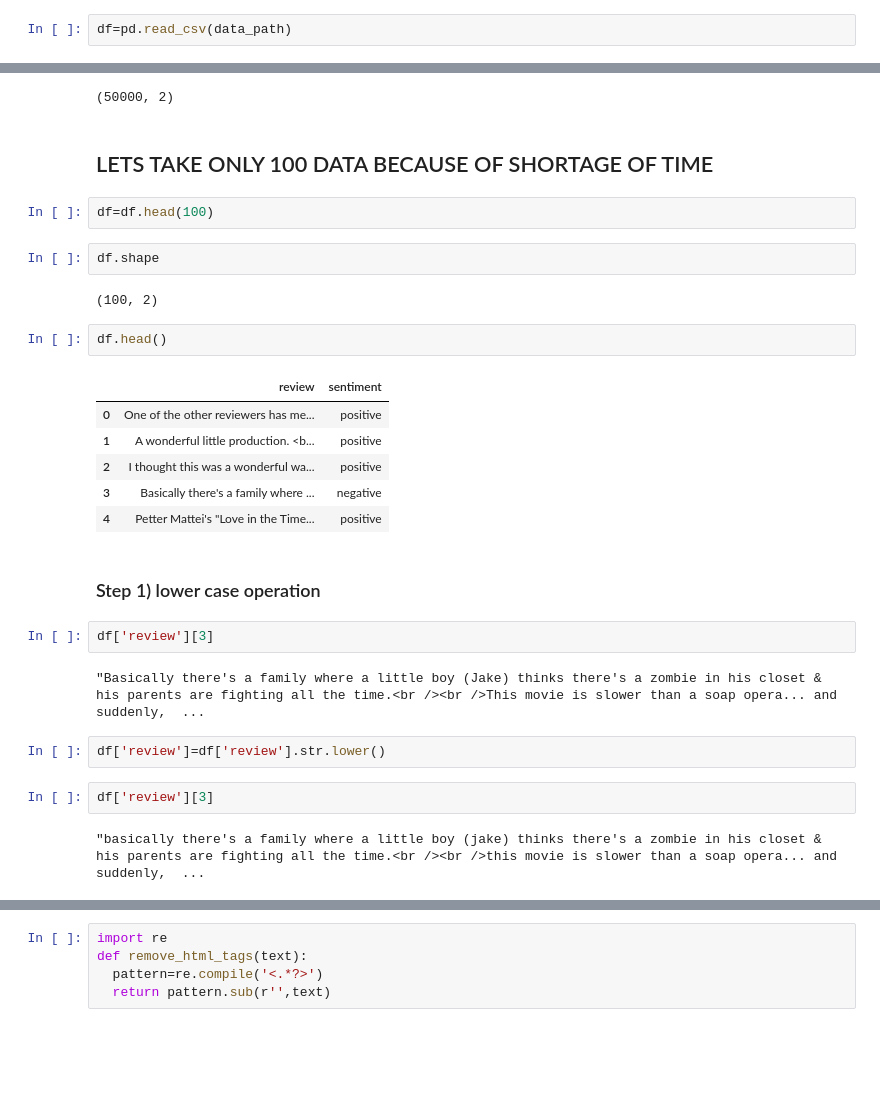
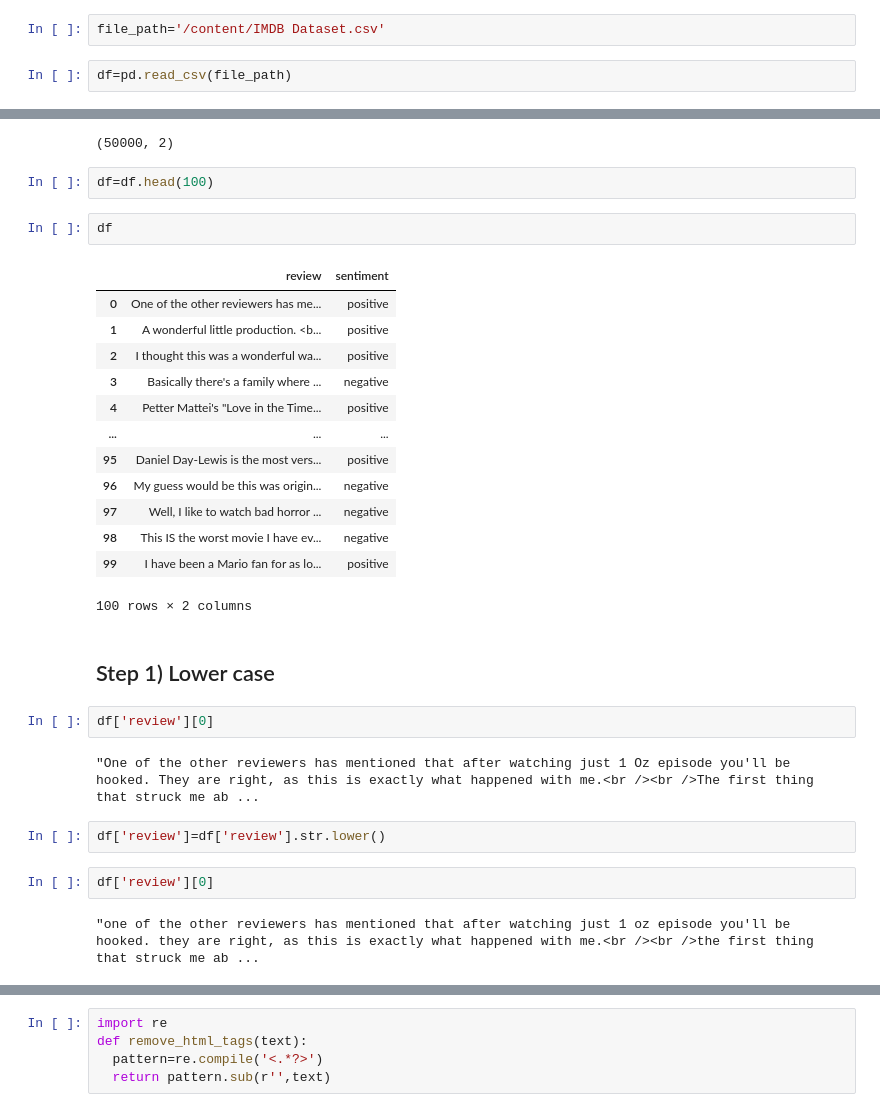
Before and after one commit to Shriansh16/NLP, a Jupyter notebook: Text_Preprocessing.ipynb, the cells around one changed output, grey strips where cells are left out. Drawn from its saved outputs; the diff is of its cells as text; blank space fills up the shorter version.

```diff
--- a/Text_Preprocessing.ipynb
+++ b/Text_Preprocessing.ipynb
@@ -12,5 +10,7 @@ data_path='/content/IMDB_Dataset.csv'
+# %%
+file_path='/content/IMDB Dataset.csv'
 # %%
-df=pd.read_csv(data_path)
+df=pd.read_csv(file_path)
 # %%
 df.head()
 # %% [output]
@@ -24,33 +24,34 @@ df.head()
 df.shape
 # %% [output]
 (50000, 2)
-# %% [markdown]
-## LETS TAKE ONLY 100 DATA BECAUSE OF SHORTAGE OF TIME
 # %%
 df=df.head(100)
 # %%
-df.shape
+df
 # %% [output]
+|  | review | sentiment |
+| 0 | One of the other reviewers has me... | positive |
+| 1 | A wonderful little production. <b... | positive |
+| 2 | I thought this was a wonderful wa... | positive |
+| 3 | Basically there's a family where ... | negative |
+| 4 | Petter Mattei's "Love in the Time... | positive |
+| ... | ... | ... |
+| 95 | Daniel Day-Lewis is the most vers... | positive |
+| 96 | My guess would be this was origin... | negative |
+| 97 | Well, I like to watch bad horror ... | negative |
+| 98 | This IS the worst movie I have ev... | negative |
+| 99 | I have been a Mario fan for as lo... | positive |
-(100, 2)
+100 rows × 2 columns
-# %%
-df.head()
-# %% [output]
-|  | review | sentiment |
-| 0 | One of the other reviewers has me... | positive |
-| 1 | A wonderful little production. <b... | positive |
-| 2 | I thought this was a wonderful wa... | positive |
-| 3 | Basically there's a family where ... | negative |
-| 4 | Petter Mattei's "Love in the Time... | positive |
 # %% [markdown]
- ### Step 1)  lower case operation
+## Step 1) Lower case
 # %%
-df['review'][3]
+df['review'][0]
 # %% [output]
-"Basically there's a family where a little boy (Jake) thinks there's a zombie in his closet & his parents are fighting all the time.<br /><br />This movie is slower than a soap opera... and suddenly,  ...
+"One of the other reviewers has mentioned that after watching just 1 Oz episode you'll be hooked. They are right, as this is exactly what happened with me.<br /><br />The first thing that struck me ab ...
 # %%
 df['review']=df['review'].str.lower()
 # %%
-df['review'][3]
+df['review'][0]
 # %% [output]
-"basically there's a family where a little boy (jake) thinks there's a zombie in his closet & his parents are fighting all the time.<br /><br />this movie is slower than a soap opera... and suddenly,  ...
+"one of the other reviewers has mentioned that after watching just 1 oz episode you'll be hooked. they are right, as this is exactly what happened with me.<br /><br />the first thing that struck me ab ...
 # %% [markdown]
```
Also changed, not shown: parts of 32 cells of this notebook.
